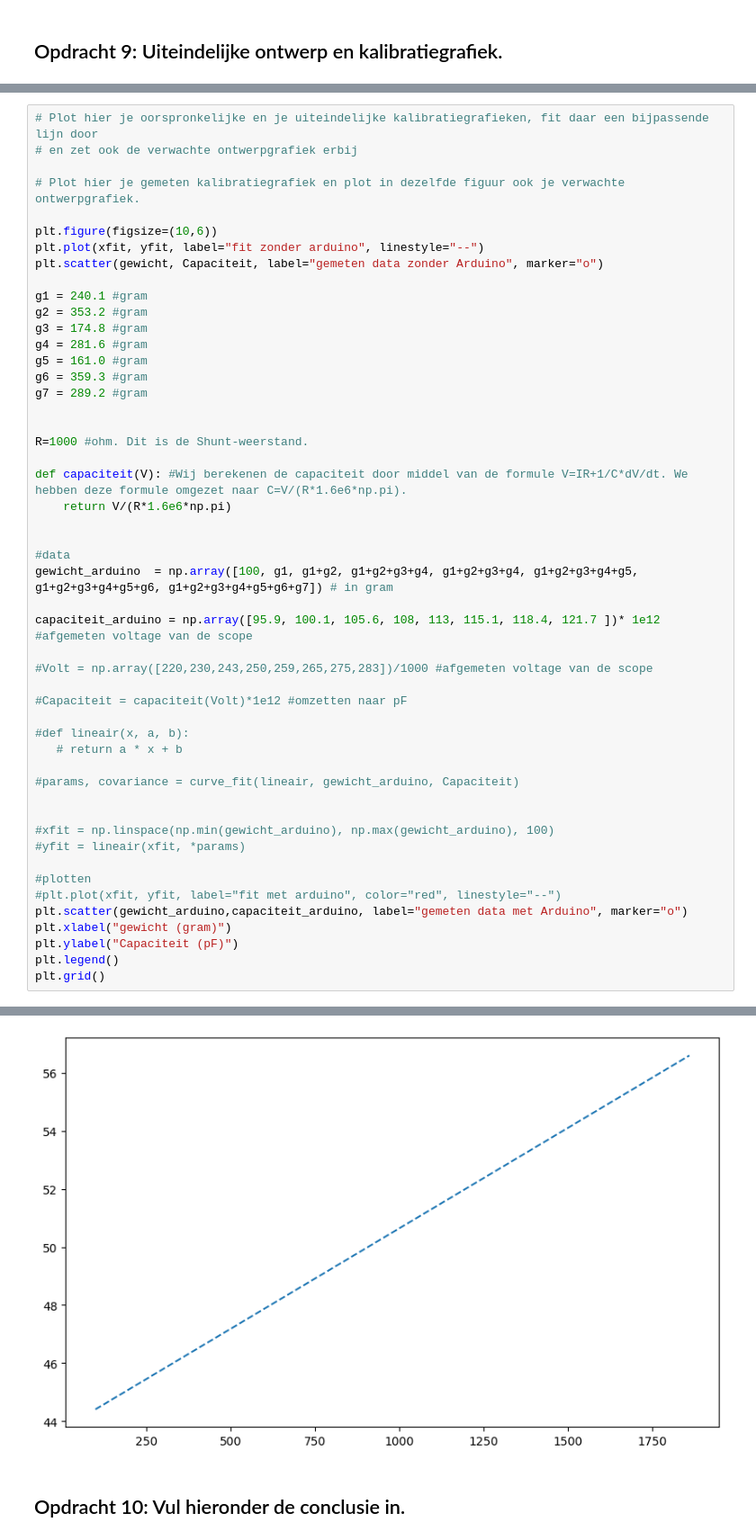
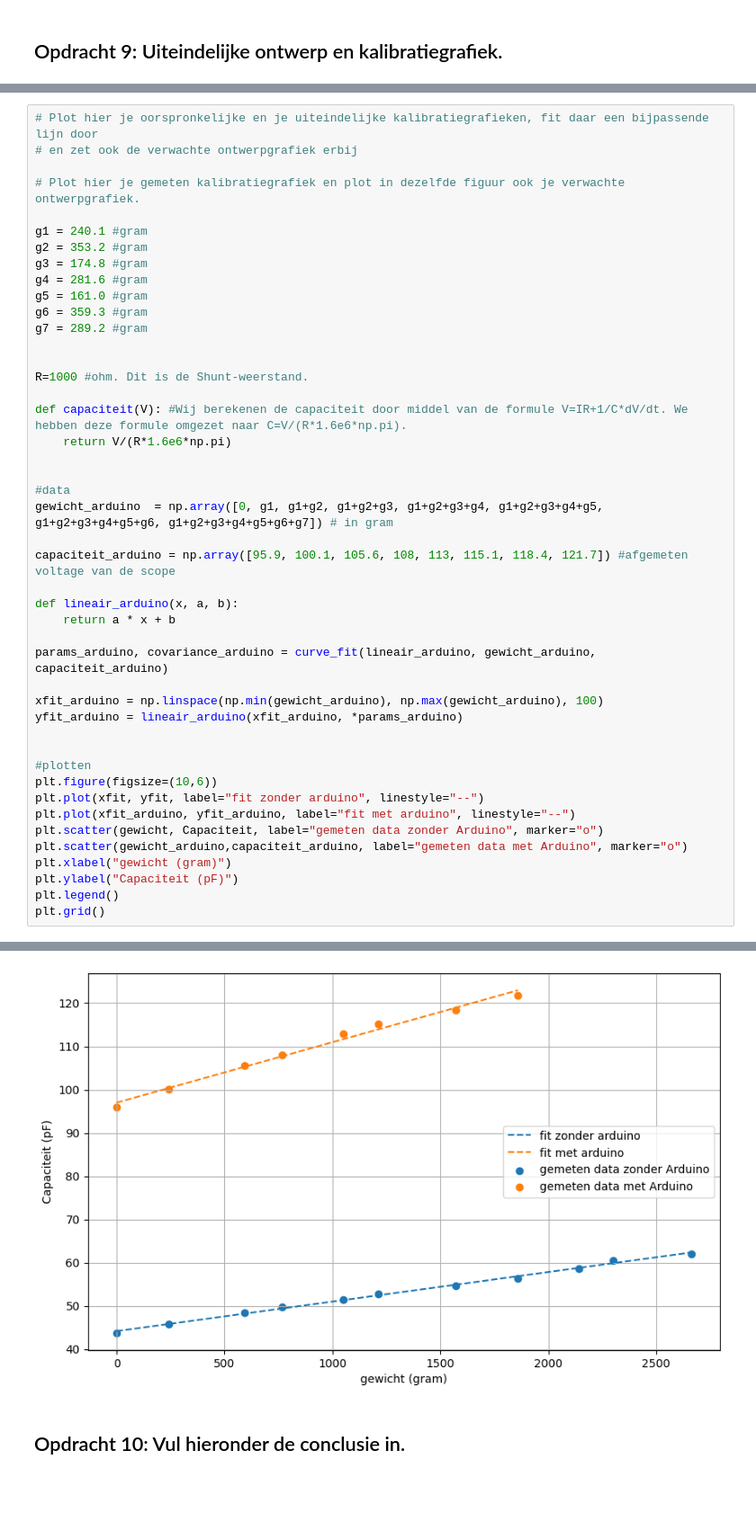
Before and after one commit to moostrum123/opdrachten-DEF-D, a Jupyter notebook: FysiekeOntwerpopdrachten/2OntwerpEenSensorCondensator/DEFOntwerpopdracht2OntwerpEenSensorInvulTemplate.ipynb, the cells around one changed output, grey strips where cells are left out. Shown at 90% size. Cells and saved outputs as stored; diff of their text form; blank space fills up the shorter version.

```diff
--- a/FysiekeOntwerpopdrachten/2OntwerpEenSensorCondensator/DEFOntwerpopdracht2OntwerpEenSensorInvulTemplate.ipynb
+++ b/FysiekeOntwerpopdrachten/2OntwerpEenSensorCondensator/DEFOntwerpopdracht2OntwerpEenSensorInvulTemplate.ipynb
@@ -196,10 +196,6 @@ Onze sensor kan nog verbetered worden door de volgende verbeteringen (minimaal 2
 # en zet ook de verwachte ontwerpgrafiek erbij
 
 # Plot hier je gemeten kalibratiegrafiek en plot in dezelfde figuur ook je verwachte ontwerpgrafiek.
-
-plt.figure(figsize=(10,6))
-plt.plot(xfit, yfit, label="fit zonder arduino", linestyle="--")
-plt.scatter(gewicht, Capaciteit, label="gemeten data zonder Arduino", marker="o")
 
 g1 = 240.1 #gram
 g2 = 353.2 #gram
@@ -217,25 +213,24 @@ def capaciteit(V): #Wij berekenen de capaciteit door middel van de formule V=IR+
 
 
 #data
-gewicht_arduino  = np.array([100, g1, g1+g2, g1+g2+g3+g4, g1+g2+g3+g4, g1+g2+g3+g4+g5, g1+g2+g3+g4+g5+g6, g1+g2+g3+g4+g5+g6+g7]) # in gram
+gewicht_arduino  = np.array([0, g1, g1+g2, g1+g2+g3, g1+g2+g3+g4, g1+g2+g3+g4+g5, g1+g2+g3+g4+g5+g6, g1+g2+g3+g4+g5+g6+g7]) # in gram
 
-capaciteit_arduino = np.array([95.9, 100.1, 105.6, 108, 113, 115.1, 118.4, 121.7 ])* 1e12 #afgemeten voltage van de scope
+capaciteit_arduino = np.array([95.9, 100.1, 105.6, 108, 113, 115.1, 118.4, 121.7]) #afgemeten voltage van de scope
 
-#Volt = np.array([220,230,243,250,259,265,275,283])/1000 #afgemeten voltage van de scope
+def lineair_arduino(x, a, b):
+    return a * x + b
 
-#Capaciteit = capaciteit(Volt)*1e12 #omzetten naar pF
+params_arduino, covariance_arduino = curve_fit(lineair_arduino, gewicht_arduino, capaciteit_arduino)
 
-#def lineair(x, a, b):
-   # return a * x + b
-
-#params, covariance = curve_fit(lineair, gewicht_arduino, Capaciteit)
+xfit_arduino = np.linspace(np.min(gewicht_arduino), np.max(gewicht_arduino), 100)
+yfit_arduino = lineair_arduino(xfit_arduino, *params_arduino)
 
 
-#xfit = np.linspace(np.min(gewicht_arduino), np.max(gewicht_arduino), 100)
-#yfit = lineair(xfit, *params)
-
 #plotten
-#plt.plot(xfit, yfit, label="fit met arduino", color="red", linestyle="--")
+plt.figure(figsize=(10,6))
+plt.plot(xfit, yfit, label="fit zonder arduino", linestyle="--")
+plt.plot(xfit_arduino, yfit_arduino, label="fit met arduino", linestyle="--")
+plt.scatter(gewicht, Capaciteit, label="gemeten data zonder Arduino", marker="o")
 plt.scatter(gewicht_arduino,capaciteit_arduino, label="gemeten data met Arduino", marker="o")
 plt.xlabel("gewicht (gram)")
 plt.ylabel("Capaciteit (pF)")
@@ -246,4 +240,4 @@ ValueError: x and y must be the same size
-[figure, old version]
+[figure, new version]
 # %% [markdown]
 ## Opdracht 10: Vul hieronder de conclusie in.
 # %% [markdown]
```
Also changed, not shown: parts of 1 cell of this notebook.
